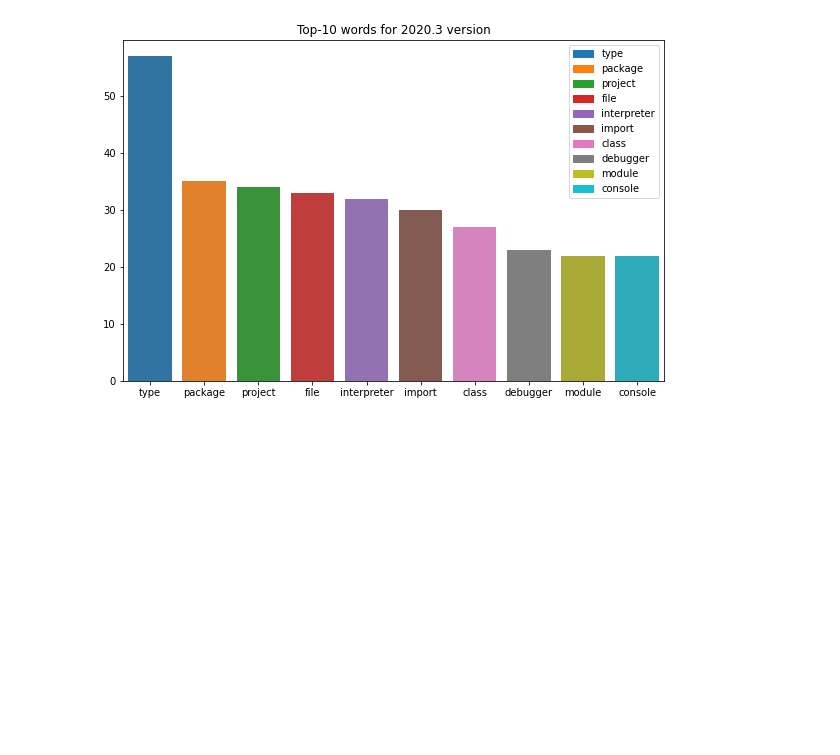
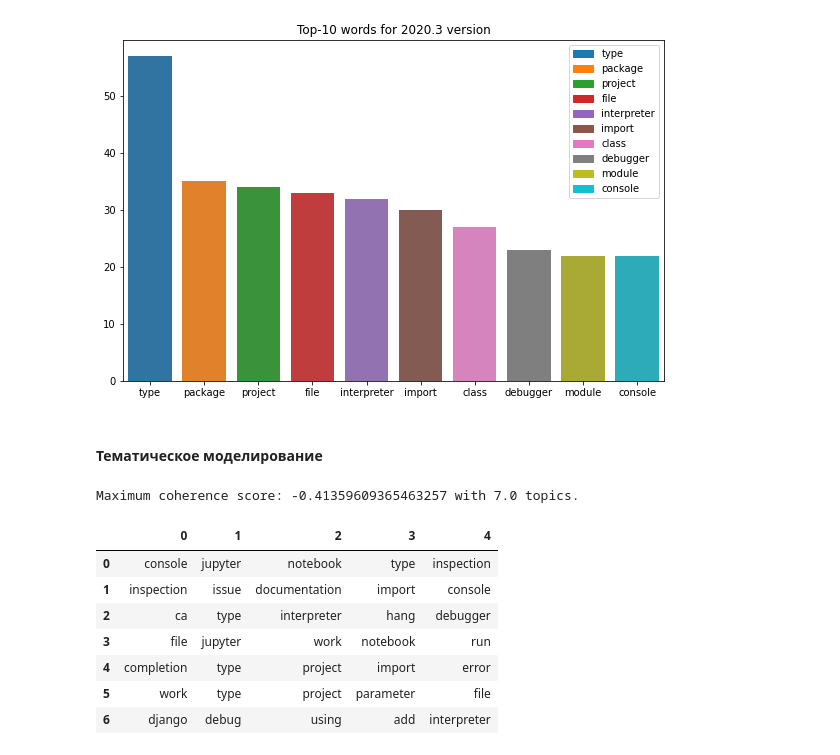
Before and after one commit to dariadiatlova/Topic-Modeling-PyCharm-Issues, a Jupyter notebook: notebook.ipynb, the cells around one changed output. Saved outputs shown, nothing was run; the diff lists cells and outputs as text; code cells hidden in the pictures; blank space fills up the shorter version.

```diff
--- a/notebook.ipynb
+++ b/notebook.ipynb
@@ -38,3 +41,23 @@ bar_plot_top_n([words2, cts2], "2020.2")
 bar_plot_top_n([words3, cts3], "2020.3")
 # %% [output]
 [figure]
+# %% [markdown]
+#### Тематическое моделирование
+# %%
+model = LDA("2020.2")
+model.fit()
+# %% [output]
+Maximum coherence score: -0.41359609365463257 with 7.0 topics.
+# %%
+top_words_v2 = model.get_top_words()
+# %%
+pd.DataFrame(np.array(top_words_v2)[:, :5])
+# %% [output]
+|  | 0 | 1 | 2 | 3 | 4 |
+| 0 | console | jupyter | notebook | type | inspection |
+| 1 | inspection | issue | documentation | import | console |
+| 2 | ca | type | interpreter | hang | debugger |
+| 3 | file | jupyter | work | notebook | run |
+| 4 | completion | type | project | import | error |
+| 5 | work | type | project | parameter | file |
+| 6 | django | debug | using | add | interpreter |
```
Also changed, not shown: parts of 7 cells of this notebook, 4 other files.
